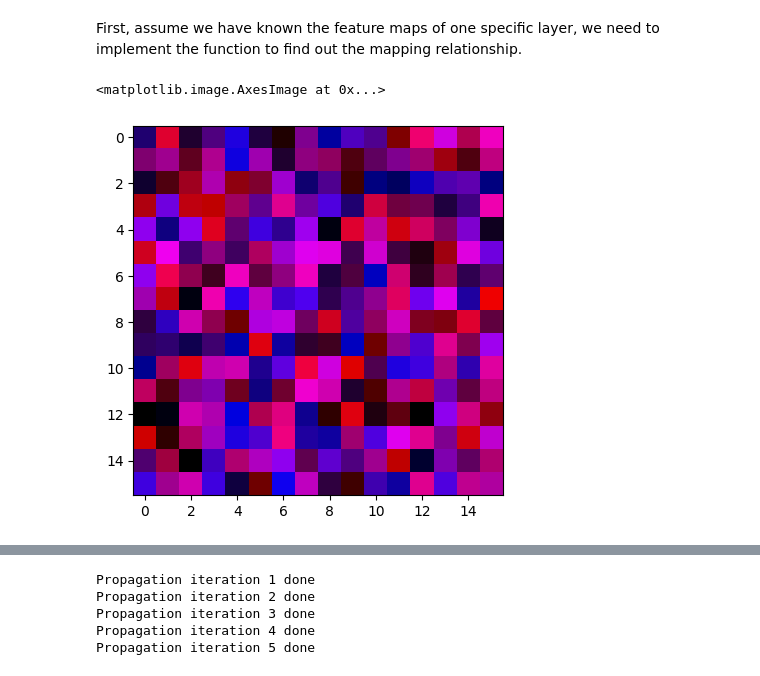
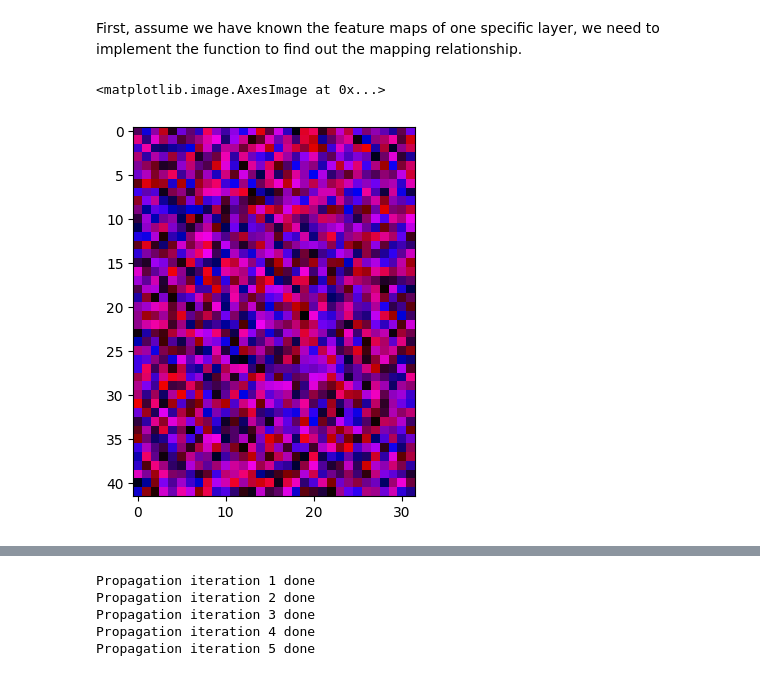
Before and after one commit to JKay15/PKU_CV2024fall, a Jupyter notebook: ImageAnalogy/Patch_Match.ipynb, the cells around one changed output, grey strips where cells are left out. Cells and saved outputs as stored; diff of their text form; code cells hidden in the pictures.

```diff
--- a/ImageAnalogy/Patch_Match.ipynb
+++ b/ImageAnalogy/Patch_Match.ipynb
@@ -139,7 +139,8 @@ for param in cnn.parameters():
 Provide the dataloader for images and a function to get the list of feature maps from a forward pass in the network.
 # %%
 # Dataloader
-imsize = (256, 256)
+content_size = 512
+style_size = 256
 
 VGG19_MEAN = torch.tensor([0.485, 0.456, 0.406], dtype=torch.float)
 VGG19_STD = torch.tensor([0.229, 0.224, 0.225], dtype=torch.float)
@@ -164,8 +165,8 @@ def image_loader(image_name, imsize):
 
 # visualizing the content and style images
 
-A = image_loader("./Images/anni.jpg", imsize)
-B_ = image_loader("./Images/mona.jpg", imsize)
+A = image_loader("./Images/content_palace.jpg", content_size)
+B_ = image_loader("./Images/vangogh_starry_night.jpg", style_size)
 
 print(A.shape)
 print(B_.shape)
@@ -261,12 +262,12 @@ F_B5 = normalize(feats_B['r51'])
 F_A_5 = normalize(feats_A_['r51'])
 F_B_5 = normalize(feats_B_['r51'])
 # %%
-from Patch_Match import PatchMatch  # Patch_Match.py should be in the same directory as this notebook
+from Patch_Match_For_Transfer import PatchMatch  # Patch_Match.py should be in the same directory as this notebook
 
 
-pm = PatchMatch(F_A5, F_B5, F_A_5, F_B_5, patch_size=3)
+pm = PatchMatch(F_A5, F_B5, patch_size=3)
 nnf = pm.visualize()
 plt.imshow(nnf)
 # %% [output]
 <matplotlib.image.AxesImage at 0x...>
-[figure, old version]
+[figure, new version]
```
Also changed, not shown: parts of 7 cells of this notebook, 8 other files.
